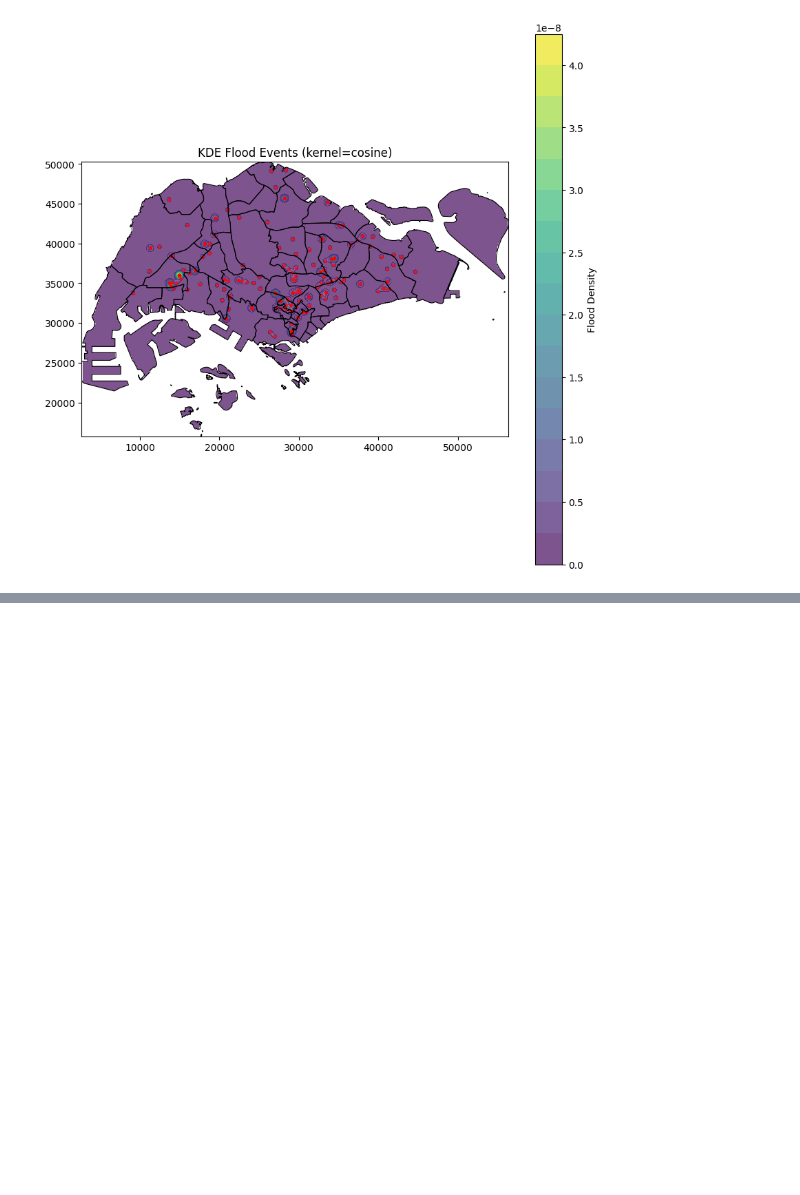
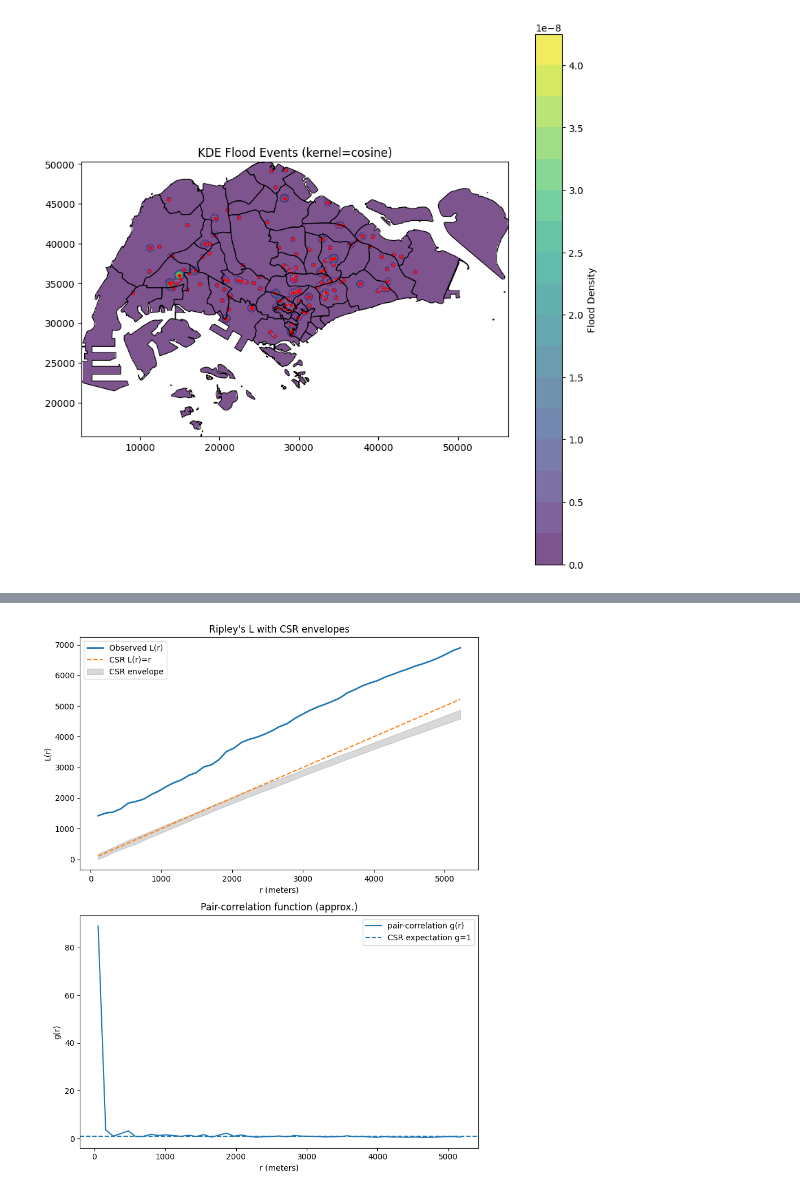
Before and after one commit to JialeSo/FYP_BAWaterBender, a Jupyter notebook: backend/etl/historical_floods/kde_floods.ipynb, the cells around one changed output, grey strips where cells are left out. Drawn from its saved outputs; the diff is of its cells as text; code cells hidden in the pictures; blank space fills up the shorter version.

```diff
--- a/backend/etl/historical_floods/kde_floods.ipynb
+++ b/backend/etl/historical_floods/kde_floods.ipynb
@@ -122,0 +239,100 @@ for kernel in ["gaussian", "tophat", "epanechnikov", "cosine"]:
+# %%
+# if your geometry column is not points, make sure to extract points
+if gdf.geometry.geom_type.unique().tolist() != ['Point']:
+    raise ValueError("GeoDataFrame must contain Points")
+
+# extract coordinates as numpy array (x,y)
+coords = np.vstack([ (pt.x, pt.y) for pt in gdf.geometry ])
+
+# compute study window bounding rectangle and area
+xmin, ymin, xmax, ymax = gdf.total_bounds
+area = (xmax - xmin) * (ymax - ymin)
+
+# --------- 2. Create PointPattern and compute Ripley's K / L ----------
+pp = PointPattern(coords)
+
+# choose range of distances (r)
+maxr = min(xmax - xmin, ymax - ymin) / 4.0  # rule-of-thumb upper limit
+r_vals = np.linspace(0.0, maxr, 50)[1:]  # avoid 0
+
+r_out, K_vals = k(coords, support=r_vals, edge_correction=None)
+
+L_vals = np.sqrt(K_vals / np.pi)
+L_theo = r_out
+
+# --------- 3. Monte Carlo CSR envelopes using k_test ----------
+
+bbox_poly = Polygon([
+    (xmin, ymin), (xmax, ymin),
+    (xmax, ymax), (xmin, ymax)
+])
+
+kt = k_test(
+    coords,
+    support=r_vals,
+    hull=bbox_poly,           # polygon window, not tuple
+    edge_correction=None,
+    keep_simulations=True,
+    n_simulations=199
+)
+
+K_obs = kt.statistic
+sims = kt.simulations
+K_lower = np.nanpercentile(sims, 2.5, axis=0)
+K_upper = np.nanpercentile(sims, 97.5, axis=0)
+
+L_obs  = np.sqrt(K_obs   / np.pi)
+L_low  = np.sqrt(K_lower / np.pi)
+L_high = np.sqrt(K_upper / np.pi)
+
+# --------- 4. Pair-correlation function (approx) ----------
+# pair-correlation g(r) approx from histogram of pairwise distances
+dists = pdist(coords)  # all pairwise distances (1D)
+# histogram
+bin_edges = np.linspace(0.0, maxr, 50)
+hist, edges = np.histogram(dists, bins=bin_edges)
+bin_centers = 0.5 * (edges[:-1] + edges[1:])
+# normalization for pair-correlation:
+n = len(coords)
+lambda_hat = n / area
+# ring areas: area of annulus ~ pi*(r2^2 - r1^2)
+ring_areas = np.pi * (edges[1:]**2 - edges[:-1]**2)
+# expected number of pairs per ring under CSR: lambda_hat * ring_area * n
+# But each pair counted once in pdist, so normalize accordingly.
+g_r = hist / ( (n * lambda_hat) * ring_areas )
+
+# --------- 5. Plot results ----------
+fig, axs = plt.subplots(2,1, figsize=(8,10))
+
+# Ripley L with envelopes
+axs[0].plot(r_vals, L_obs, label="Observed L(r)", lw=2)
+axs[0].plot(r_vals, L_theo, '--', label="CSR L(r)=r")
+axs[0].fill_between(r_vals, L_low, L_high, color='gray', alpha=0.3, label='CSR envelope')
+axs[0].set_xlabel('r (meters)')
+axs[0].set_ylabel('L(r)')
+axs[0].legend()
+axs[0].set_title("Ripley's L with CSR envelopes")
+
+# Pair-correlation plot
+axs[1].plot(bin_centers, g_r, label='pair-correlation g(r)')
+axs[1].axhline(1.0, linestyle='--', label='CSR expectation g=1')
+axs[1].set_xlabel('r (meters)')
+axs[1].set_ylabel('g(r)')
+axs[1].legend()
+axs[1].set_title('Pair-correlation function (approx.)')
+
+plt.tight_layout()
+plt.show()
+
+# --------- 6. K-cross / marked patterns (brief notes) -----------
+# If your points have a mark (type/category), you can split coords by mark
+# and compute cross-K using either:
+# - the 'explode' functionality in pointpats.PointPattern
+# - or compute pairwise distances only between points of type A and type B
+# Example hint (not full code here):
+# types = gdf['type_column'].values
+# coords_A = coords[types == 'A']
+# coords_B = coords[types == 'B']
+# then compute cross-K via pair counting restricted to cross pairs and normalize.
+# %% [output]
+[figure, added]
```
Also changed, not shown: parts of 4 cells of this notebook.
